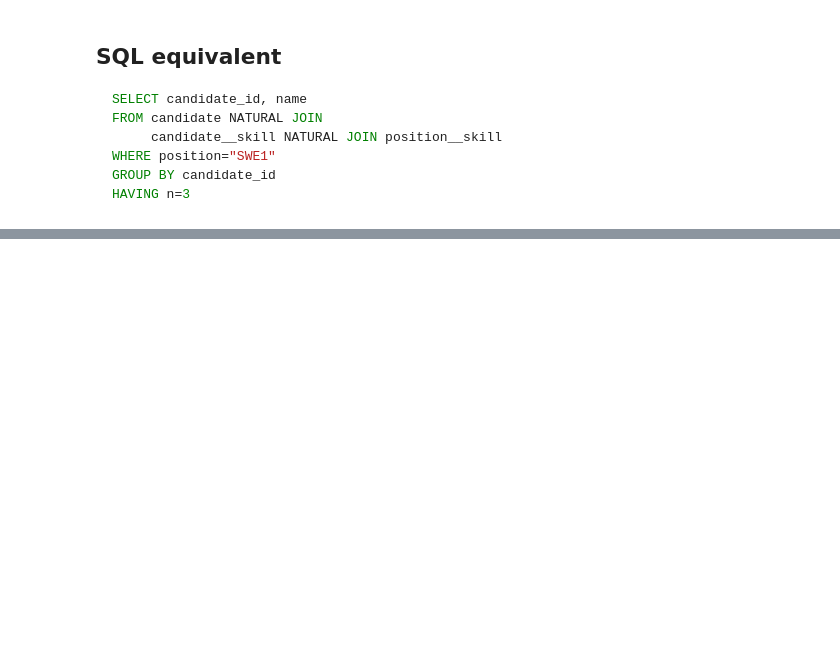
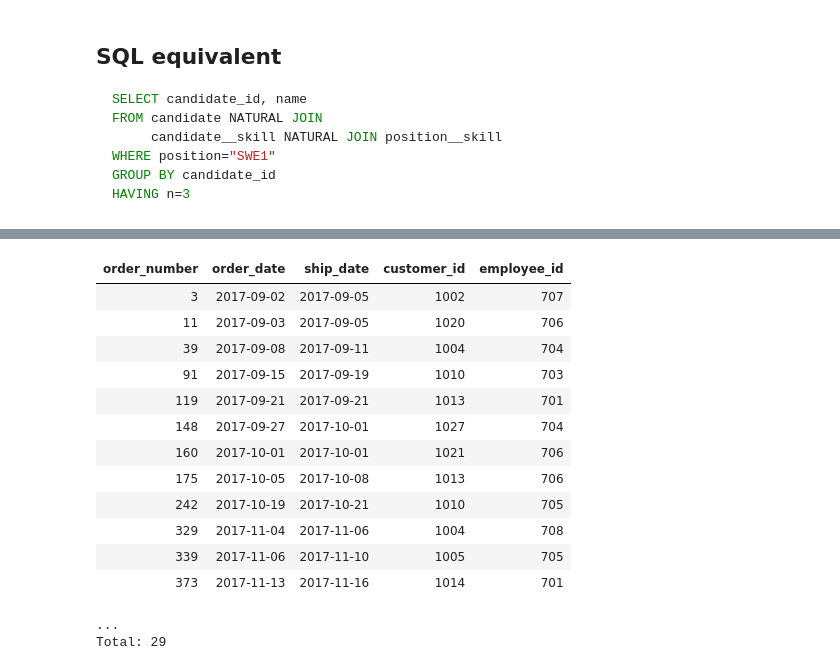
Before and after one commit to dimitri-yatsenko/Database-Systems-for-Data-Science, a Jupyter notebook: notebooks/Relational-Division.ipynb, the cells around one changed output, grey strips where cells are left out. Drawn from its saved outputs; the diff is of its cells as text; code cells hidden in the pictures; blank space fills up the shorter version.

Commit message:
update DesignPatterns

```diff
--- a/notebooks/Relational-Division.ipynb
+++ b/notebooks/Relational-Division.ipynb
@@ -326,0 +470,25 @@ HAVING n=3
+# %%
+# Use the relational division pattern
+
+desired_items = sales.Order.proj() * (sales.Product & 'product_number in (1, 6, 11, 16, 36)')
+
+missing_items = desired_items - sales.Order.Item()
+
+# orders that don't omit any of the desired items
+sales.Order - missing_items
+# %% [output]
+| order_number | order_date | ship_date | customer_id | employee_id |
+| 3 | 2017-09-02 | 2017-09-05 | 1002 | 707 |
+| 11 | 2017-09-03 | 2017-09-05 | 1020 | 706 |
+| 39 | 2017-09-08 | 2017-09-11 | 1004 | 704 |
+| 91 | 2017-09-15 | 2017-09-19 | 1010 | 703 |
+| 119 | 2017-09-21 | 2017-09-21 | 1013 | 701 |
+| 148 | 2017-09-27 | 2017-10-01 | 1027 | 704 |
+| 160 | 2017-10-01 | 2017-10-01 | 1021 | 706 |
+| 175 | 2017-10-05 | 2017-10-08 | 1013 | 706 |
+| 242 | 2017-10-19 | 2017-10-21 | 1010 | 705 |
+| 329 | 2017-11-04 | 2017-11-06 | 1004 | 708 |
+| 339 | 2017-11-06 | 2017-11-10 | 1005 | 705 |
+| 373 | 2017-11-13 | 2017-11-16 | 1014 | 701 |
+...
+Total: 29
```
Also changed, not shown: parts of 20 cells of this notebook, 2 other files.
